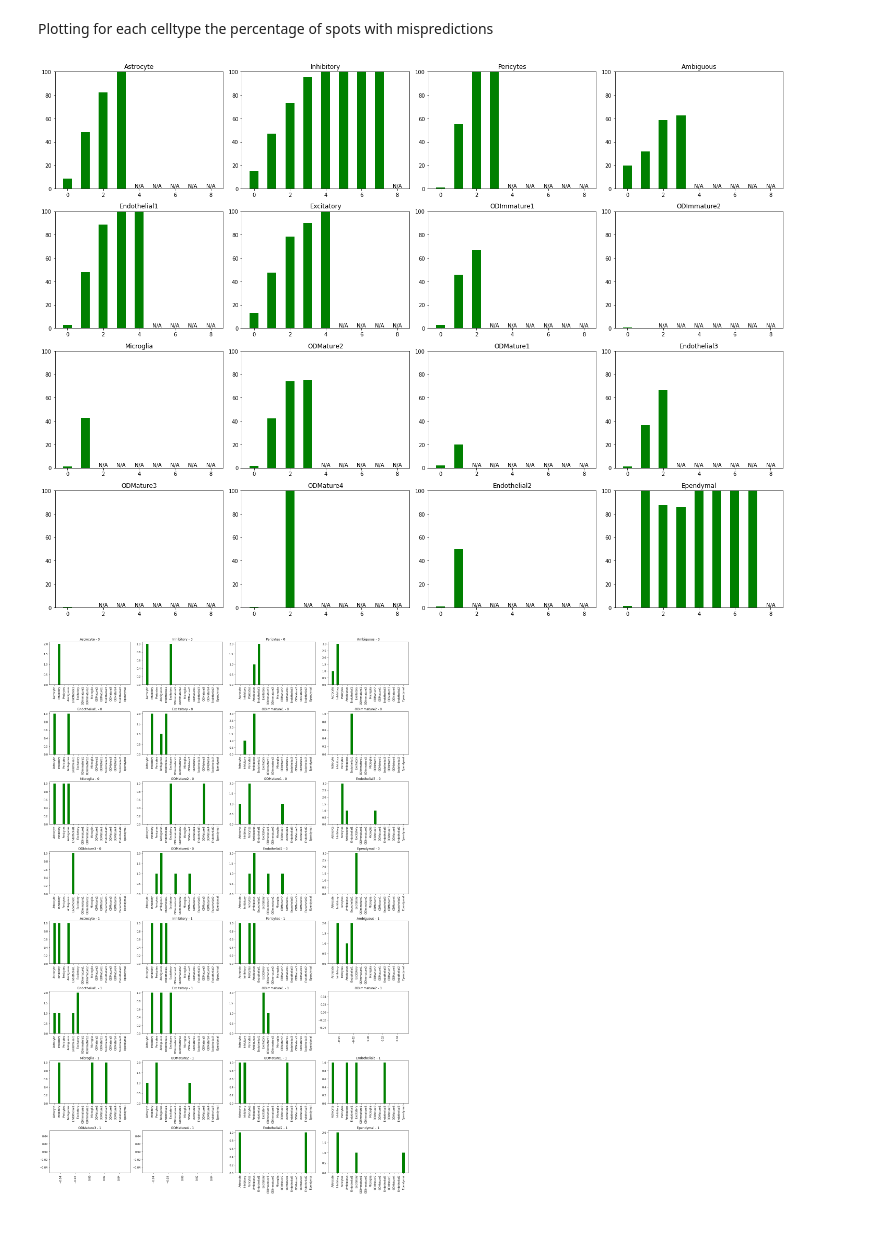
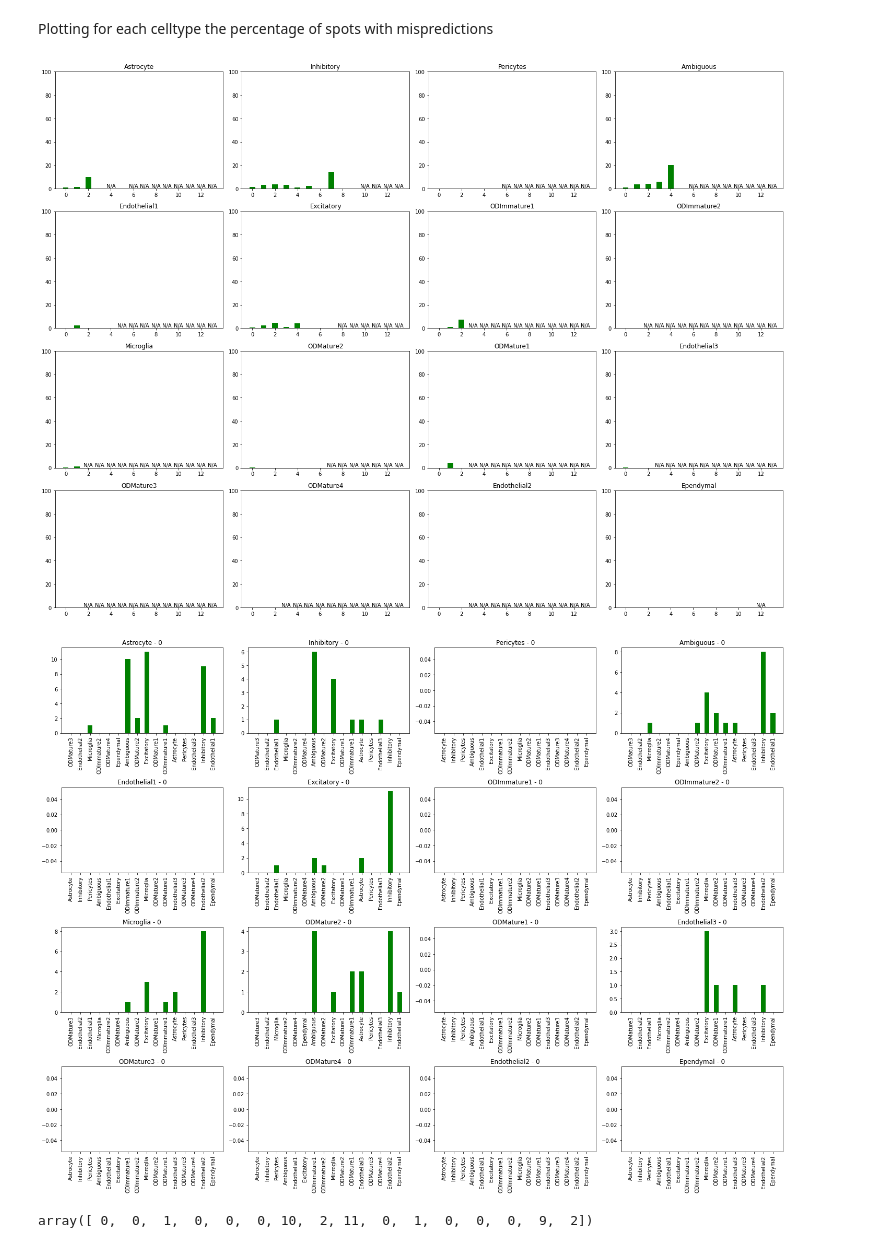
Before and after one commit to 3N4N/stloc, a Jupyter notebook: MERFISH_Tangram.ipynb, the cells around one changed output. Cells and saved outputs as stored; diff of their text form; code cells hidden in the pictures.

Commit message:
Fix: Tangram cell-to-spot mapping
Sort the cells in descending order of probabilities.

```diff
--- a/MERFISH_Tangram.ipynb
+++ b/MERFISH_Tangram.ipynb
@@ -27,7 +27,7 @@ torch.cuda.empty_cache()
 device = torch.device("cpu")
 # %%
 project_location = "./"
-# project_location = "e:/projects/stloc/"
+project_location = "e:/projects/stloc/"
 # %% [markdown]
 # Load data
 # %%
@@ -207,16 +207,17 @@ cellcount.iloc[1,0]
 # %% [markdown]
 # Probability analysis
 # %%
-
 Nrows = len(df_st)
 Ncols = len(celltypes)
 print(Nrows, Ncols)
 probabilityDf["Cell_class"]=cellTypeColumn
 # print(probabilityDf["Cell_class"])
+
 df_prediction = pd.DataFrame(np.zeros((Nrows,Ncols)),columns=celltypes)
 tempDf = probabilityDf.copy()
+
 for i in range(Nrows):
-    tempDf= tempDf.sort_values(by=[str(i)])
+    tempDf= tempDf.sort_values(by=[str(i)], ascending=False)
 
     for  j in range(cellcount.iloc[i,0]):
         cellClass = tempDf.iloc[j]["Cell_class"]
@@ -235,18 +237,18 @@ df_prediction.head()
 # %%
-np.argmax(probabilityDf.iloc[2])
-# probabilityDf.iloc[2,1247]
+# np.argmax(probabilityDf.iloc[2])
+# # probabilityDf.iloc[2,1247]
 
-Nrows = len(df_st)
-Ncols = len(celltypes)
-print(Nrows, Ncols)
+# Nrows = len(df_st)
+# Ncols = len(celltypes)
+# print(Nrows, Ncols)
 
-df_prediction = pd.DataFrame(np.zeros((Nrows,Ncols)),columns=celltypes)
-for i in range(len(probabilityDf)):
-    spotNo = np.argmax(probabilityDf.iloc[i])
-    cellClass = obs_sc.loc[i,"Cell_class"]
-    df_prediction.loc[spotNo,cellClass] = df_prediction.loc[spotNo,cellClass] + 1
+# df_prediction = pd.DataFrame(np.zeros((Nrows,Ncols)),columns=celltypes)
+# for i in range(len(probabilityDf)):
+#     spotNo = np.argmax(probabilityDf.iloc[i])
+#     cellClass = obs_sc.loc[i,"Cell_class"]
+#     df_prediction.loc[spotNo,cellClass] = df_prediction.loc[spotNo,cellClass] + 1
 
 
-df_prediction = df_prediction.astype(int)
-deconvolveDf = df_prediction.copy()
-df_prediction.shape
+# df_prediction = df_prediction.astype(int)
+# deconvolveDf = df_prediction.copy()
+# df_prediction.shape
@@ -376,16 +376,18 @@ count_misprediction = dict.fromkeys(celltypes)
 for i in count_misprediction:
     count_misprediction[i] = dict.fromkeys(range(l))
     for j in count_misprediction[i]:
-        count_misprediction[i][j] = [0, 0, {}]
+        count_misprediction[i][j] = [0, 0, dict.fromkeys(celltypes,0)]
 
 for j in range(df_prediction.shape[1]):
     for i in range(df_prediction.shape[0]):
         actual_count = typeCountDf.iloc[i,j]
         predicted_count = df_prediction.iloc[i,j]
-        count_misprediction[df_prediction.columns[j]][typeCountDf.iloc[i,j]][0] += 1
+        tarr = count_misprediction[df_prediction.columns[j]][typeCountDf.iloc[i,j]]
+        tarr[0] += 1
         if typeCountDf.iloc[i,j] != df_prediction.iloc[i,j]:
-            count_misprediction[df_prediction.columns[j]][typeCountDf.iloc[i,j]][1] += 1
-            count_misprediction[df_prediction.columns[j]][typeCountDf.iloc[i,j]][2] = typeCountDf.iloc[i,:].to_dict()
+            tarr[1] += 1
+            tarr[2] = {k: tarr[2].get(k, 0) + typeCountDf.iloc[i,:].to_dict().get(k, 0) \
+                       for k in tarr[2].keys() | typeCountDf.iloc[i,:].to_dict().keys()}
 # %% [markdown]
 Plotting for each celltype the number of spots with mispredictions
 # %%
@@ -427,25 +429,30 @@ for i, celltype in enumerate(celltypes):
 
 plt.rcParams['figure.figsize'] = [10,5]
 # %% [output]
-[figure, old version]
+[figure, new version]
 # %%
 maxcellcount = len(count_misprediction[celltypes[0]].keys())
-maxcellcount = 2
+maxcellcount = 1
 
 plt.rcParams['figure.figsize'] = [20, 15*maxcellcount]
 
 j=0
 for j in range(maxcellcount):
     for i, celltype in enumerate(celltypes):
         x = list(count_misprediction[celltype][j][2].keys())
         y = np.array(list(count_misprediction[celltype][j][2].values()))
         plt.subplot(4*maxcellcount, 4, j*16+i+1)
         bar = plt.bar(x, y, width=0.5, color='g')
         plt.xticks(rotation=90)
         # plt.ylim((0,100))
         plt.title(celltype + " - " + str(j))
         plt.tight_layout()
 
 plt.rcParams['figure.figsize'] = [10,5]
 # %% [output]
-[figure, old version]
+[figure, new version]
+# %%
+celltype = 'Astrocyte'
+np.array(list(count_misprediction[celltype][j][2].values()))
+# %% [output]
+array([ 0,  0,  1,  0,  0,  0, 10,  2, 11,  0,  1,  0,  0,  0,  9,  2])
```
Also changed, not shown: parts of 13 cells of this notebook.
